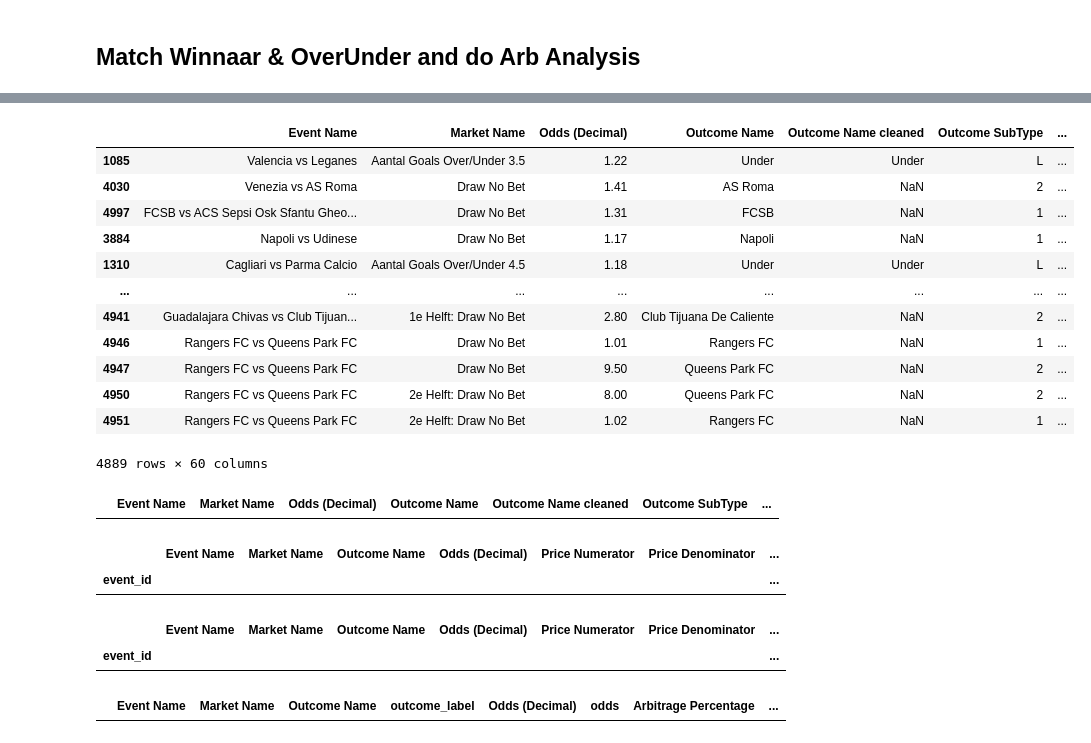
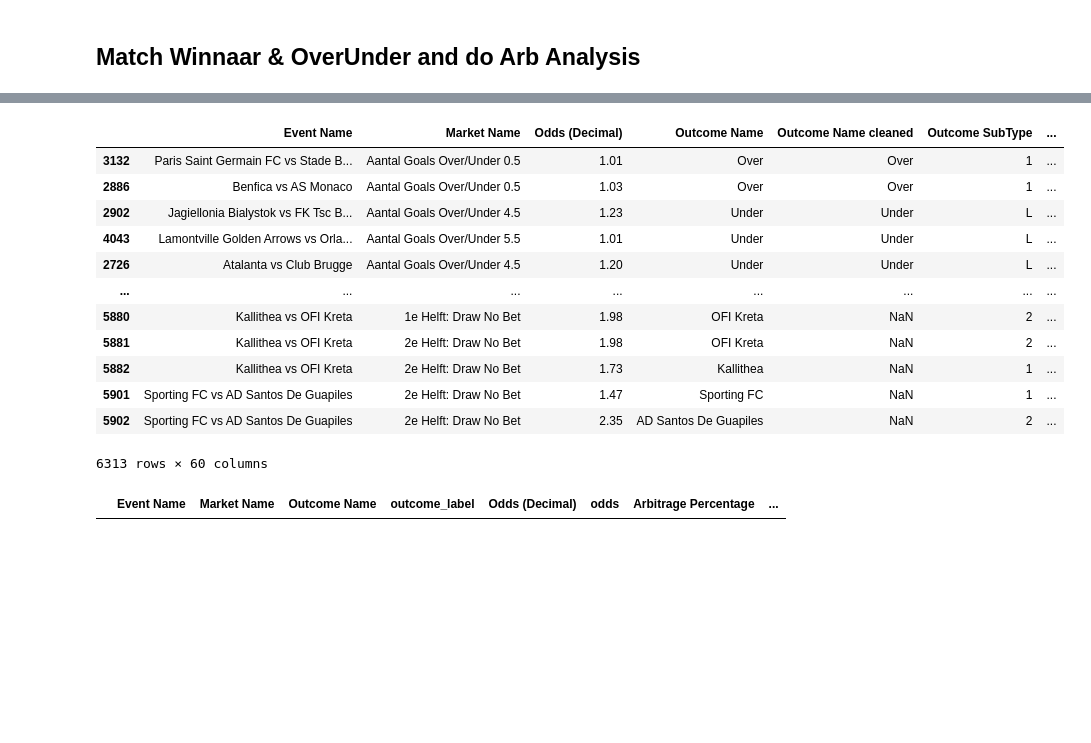
Before and after one commit to carpedimi/ArbitrageBets_sms, a Jupyter notebook: ArbSignal_Football_dev.ipynb, the cells around one changed output, grey strips where cells are left out. Saved outputs shown, nothing was run; the diff lists cells and outputs as text; code cells hidden in the pictures; blank space fills up the shorter version.

```diff
--- a/ArbSignal_Football_dev.ipynb
+++ b/ArbSignal_Football_dev.ipynb
@@ -245,8 +210,8 @@ def find_best_match(event_name):
     # Extract Team1 and Team2 from the event_name
     parts = event_name.split(' vs ')
     if len(parts) == 2:
-        team1 = parts[0].strip().replace('Athletic', '').replace('Atletico', '')
-        team2 = parts[1].strip().replace('Athletic', '').replace('Atletico', '')
+        team1 = parts[0].strip()
+        team2 = parts[1].strip()
 
         # Perform fuzzy matching for Team1 and Team2 with all kambi events
         def match_teams(team, kambi_team):
@@ -578,8 +614,6 @@ def determine_over_under_time(label):
 # Apply the function to the column
 kambi_filtered_football_overunder['OverUnderTime'] = kambi_filtered_football_overunder['criterion_label'].apply(determine_over_under_time)
 
-kambi_filtered_football_overunder['OverUnderTime'] = kambi_filtered_football_overunder['criterion_label'].apply(determine_over_under_time)
-
 # Create 'Team1' and 'Team2'
 kambi_filtered_football_overunder[['Team1', 'Team2']] = kambi_filtered_football_overunder['event_name'].str.split(' vs ', expand=True)
 
@@ -634,6 +668,7 @@ toto_filtered_football_overunder['OverUnderType'] = toto_filtered_football_overu
     lambda x: 'Goals' if ('Goals' in x and 'Resultaat' not in x and 'Dubbele Kans' not in x and ' en ' not in x and ' & ' not in x)
     # else 'Speler schoten op doel' if ('Speler schoten op doel' in x and 'Dubbele Kans' not in x and ' en ' not in x and ' & ' not in x)
     else 'Wedstrijd schoten op doel' if ('Wedstrijd schoten op doel' in x and 'Dubbele Kans' not in x and ' en ' not in x and ' & ' not in x)
+    else 'Wedstrijd schoten' if ('Wedstrijd schoten' in x and 'Dubbele Kans' not in x and ' en ' not in x and ' & ' not in x) ## Toto does not seem to offer this. Shame since Bet365 & Kambi have many of these
     else 'Team schoten op doel' if ('Team schoten op doel' in x and 'Dubbele Kans' not in x and ' en ' not in x and ' & ' not in x)
     # else 'Schoten op doel van buiten 16 mtr' if ('schoten op doel van buiten 16 mtr' in x and 'Dubbele Kans' not in x and ' en ' not in x and ' & ' not in x) # via specials voor later
     else 'Speler schoten op doel' if ('aantal schoten op doel' in x and 'Dubbele Kans' not in x and ' en ' not in x and ' & ' not in x) or ('Speler schoten op doel' in x and 'Dubbele Kans' not in x and ' en ' not in x and ' & ' not in x)
@@ -878,33 +1277,19 @@ total_football[['Event Name', 'Market Name', 'Outcome Name', 'outcome_label', 'O
 # %%
-total_football.drop_duplicates().sort_values(by='Arbitrage Percentage', ascending=True)
+total_football.sort_values(by='Arbitrage Percentage', ascending=True)
 # %% [output]
 |  | Event Name | Market Name | Odds (Decimal) | Outcome Name | Outcome Name cleaned | Outcome SubType | ... |
-| 1085 | Valencia vs Leganes | Aantal Goals Over/Under 3.5 | 1.22 | Under | Under | L | ... |
-| 4030 | Venezia vs AS Roma | Draw No Bet | 1.41 | AS Roma | NaN | 2 | ... |
-| 4997 | FCSB vs ACS Sepsi Osk Sfantu Gheo... | Draw No Bet | 1.31 | FCSB | NaN | 1 | ... |
-| 3884 | Napoli vs Udinese | Draw No Bet | 1.17 | Napoli | NaN | 1 | ... |
-| 1310 | Cagliari vs Parma Calcio | Aantal Goals Over/Under 4.5 | 1.18 | Under | Under | L | ... |
+| 3132 | Paris Saint Germain FC vs Stade B... | Aantal Goals Over/Under 0.5 | 1.01 | Over | Over | 1 | ... |
+| 2886 | Benfica vs AS Monaco | Aantal Goals Over/Under 0.5 | 1.03 | Over | Over | 1 | ... |
+| 2902 | Jagiellonia Bialystok vs FK Tsc B... | Aantal Goals Over/Under 4.5 | 1.23 | Under | Under | L | ... |
+| 4043 | Lamontville Golden Arrows vs Orla... | Aantal Goals Over/Under 5.5 | 1.01 | Under | Under | L | ... |
+| 2726 | Atalanta vs Club Brugge | Aantal Goals Over/Under 4.5 | 1.20 | Under | Under | L | ... |
 | ... | ... | ... | ... | ... | ... | ... | ... |
-| 4941 | Guadalajara Chivas vs Club Tijuan... | 1e Helft: Draw No Bet | 2.80 | Club Tijuana De Caliente | NaN | 2 | ... |
-| 4946 | Rangers FC vs Queens Park FC | Draw No Bet | 1.01 | Rangers FC | NaN | 1 | ... |
-| 4947 | Rangers FC vs Queens Park FC | Draw No Bet | 9.50 | Queens Park FC | NaN | 2 | ... |
-| 4950 | Rangers FC vs Queens Park FC | 2e Helft: Draw No Bet | 8.00 | Queens Park FC | NaN | 2 | ... |
-| 4951 | Rangers FC vs Queens Park FC | 2e Helft: Draw No Bet | 1.02 | Rangers FC | NaN | 1 | ... |
+| 5880 | Kallithea vs OFI Kreta | 1e Helft: Draw No Bet | 1.98 | OFI Kreta | NaN | 2 | ... |
+| 5881 | Kallithea vs OFI Kreta | 2e Helft: Draw No Bet | 1.98 | OFI Kreta | NaN | 2 | ... |
+| 5882 | Kallithea vs OFI Kreta | 2e Helft: Draw No Bet | 1.73 | Kallithea | NaN | 1 | ... |
+| 5901 | Sporting FC vs AD Santos De Guapiles | 2e Helft: Draw No Bet | 1.47 | Sporting FC | NaN | 1 | ... |
+| 5902 | Sporting FC vs AD Santos De Guapiles | 2e Helft: Draw No Bet | 2.35 | AD Santos De Guapiles | NaN | 2 | ... |
-4889 rows × 60 columns
+6313 rows × 60 columns
-# %%
-total_football[total_football['Event Name'].str.contains('Rakow Czestochowa vs GKS Katowice')]
-# %% [output]
-|  | Event Name | Market Name | Odds (Decimal) | Outcome Name | Outcome Name cleaned | Outcome SubType | ... |
-# %%
-toto_raw_football[(toto_raw_football['Event Name'].str.contains('Rakow Czestochowa vs GKS Katowice')) & (toto_raw_football['Market Name'].str.contains('Aantal Goals - Over/Under 3.5'))]
-# %% [output]
-|  | Event Name | Market Name | Outcome Name | Odds (Decimal) | Price Numerator | Price Denominator | ... |
-| event_id |  |  |  |  |  |  | ... |
-# %%
-toto_filtered_football[(toto_filtered_football['Event Name'].str.contains('Rakow Czestochowa vs GKS Katowice')) & (toto_filtered_football['Market Name'].str.contains('Aantal Goals - Over/Under 3.5'))]
-# %% [output]
-|  | Event Name | Market Name | Outcome Name | Odds (Decimal) | Price Numerator | Price Denominator | ... |
-| event_id |  |  |  |  |  |  | ... |
 # %%
 total_football[total_football['Is Arbitrage'] == True][['Event Name', 'Market Name', 'Outcome Name', 'outcome_label', 'Odds (Decimal)', 'odds', 'Arbitrage Percentage', 'Is Arbitrage', 'Stake A', 'Stake B']]
 # %% [output]
```
Also changed, not shown: parts of 40 cells of this notebook, 5 other files.
